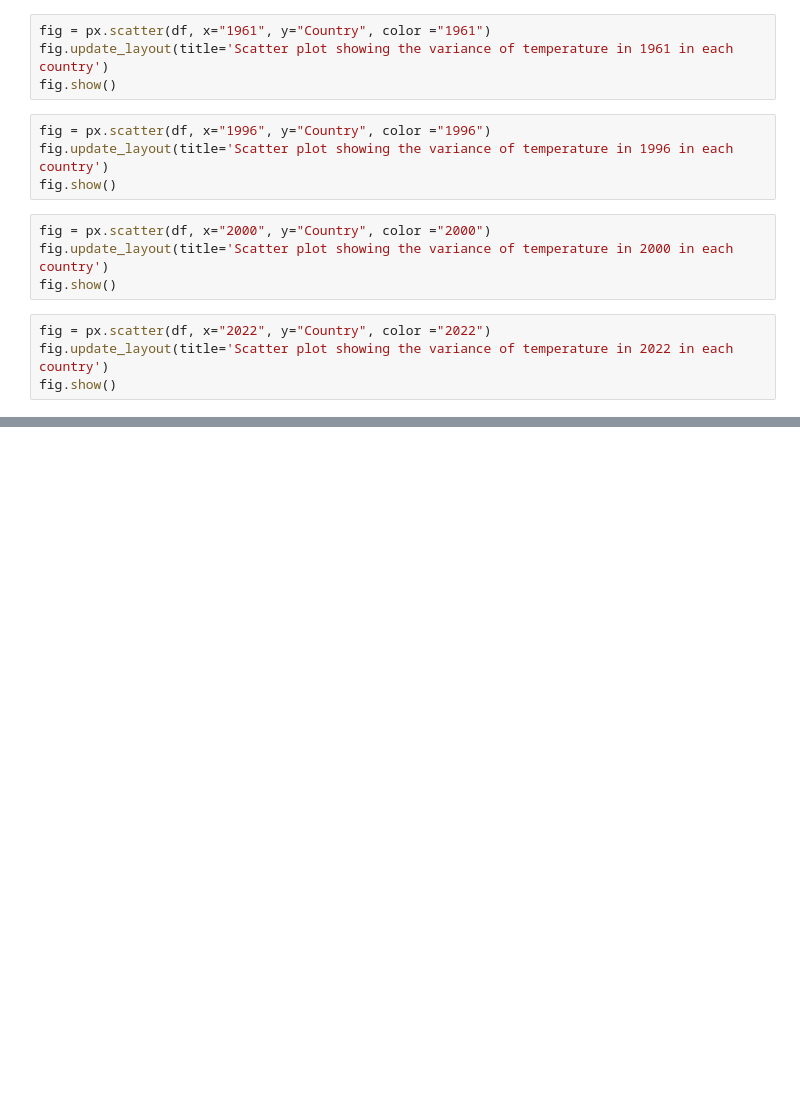
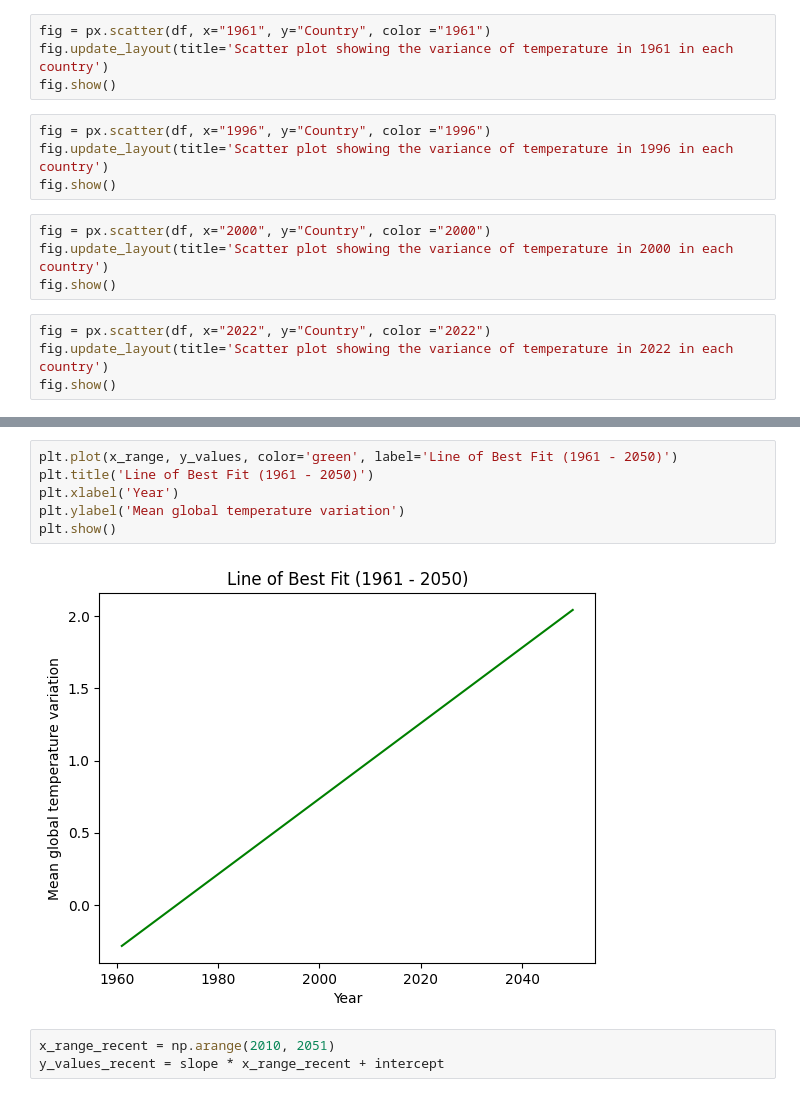
Before and after one commit to PetrongariYanina/ClimateChangeExplorer, a Jupyter notebook: ClimateChangeExplorer.ipynb, the cells around one changed output, grey strips where cells are left out. Saved outputs shown, nothing was run; the diff lists cells and outputs as text; blank space fills up the shorter version.

```diff
--- a/ClimateChangeExplorer.ipynb
+++ b/ClimateChangeExplorer.ipynb
@@ -324,0 +372,11 @@ fig.show()
+# %%
+plt.plot(x_range, y_values, color='green', label='Line of Best Fit (1961 - 2050)')
+plt.title('Line of Best Fit (1961 - 2050)')
+plt.xlabel('Year')
+plt.ylabel('Mean global temperature variation')
+plt.show()
+# %% [output]
+[figure, added]
+# %%
+x_range_recent = np.arange(2010, 2051)
+y_values_recent = slope * x_range_recent + intercept
```
Also changed, not shown: parts of 46 cells of this notebook.
